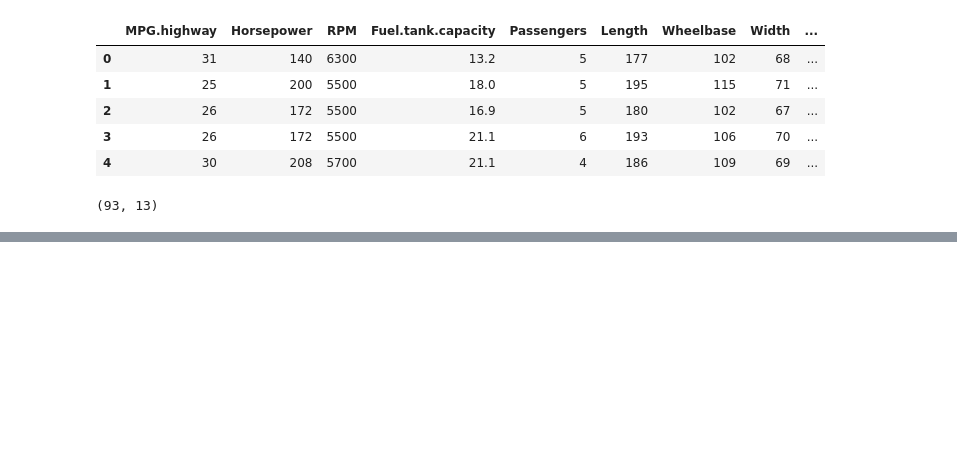
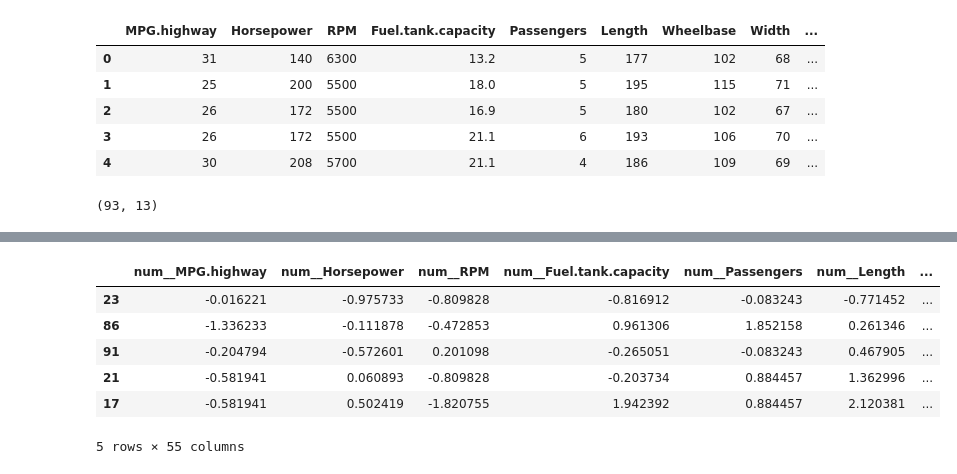
Before and after one commit to Gunlok28/Machine-Learning_Beginner-to-Pro, a Jupyter notebook: Feature Selections/Forward Selection.ipynb, the cells around one changed output, grey strips where cells are left out. Drawn from its saved outputs; the diff is of its cells as text; code cells hidden in the pictures; blank space fills up the shorter version.

```diff
--- a/Feature Selections/Forward Selection.ipynb
+++ b/Feature Selections/Forward Selection.ipynb
@@ -229,0 +298,10 @@ X_sel.shape
+# %%
+xtest.head()
+# %% [output]
+|  | num__MPG.highway | num__Horsepower | num__RPM | num__Fuel.tank.capacity | num__Passengers | num__Length | ... |
+| 23 | -0.016221 | -0.975733 | -0.809828 | -0.816912 | -0.083243 | -0.771452 | ... |
+| 86 | -1.336233 | -0.111878 | -0.472853 | 0.961306 | 1.852158 | 0.261346 | ... |
+| 91 | -0.204794 | -0.572601 | 0.201098 | -0.265051 | -0.083243 | 0.467905 | ... |
+| 21 | -0.581941 | 0.060893 | -0.809828 | -0.203734 | 0.884457 | 1.362996 | ... |
+| 17 | -0.581941 | 0.502419 | -1.820755 | 1.942392 | 0.884457 | 2.120381 | ... |
+5 rows × 55 columns
```
Also changed, not shown: parts of 39 cells of this notebook, 1 other file.
